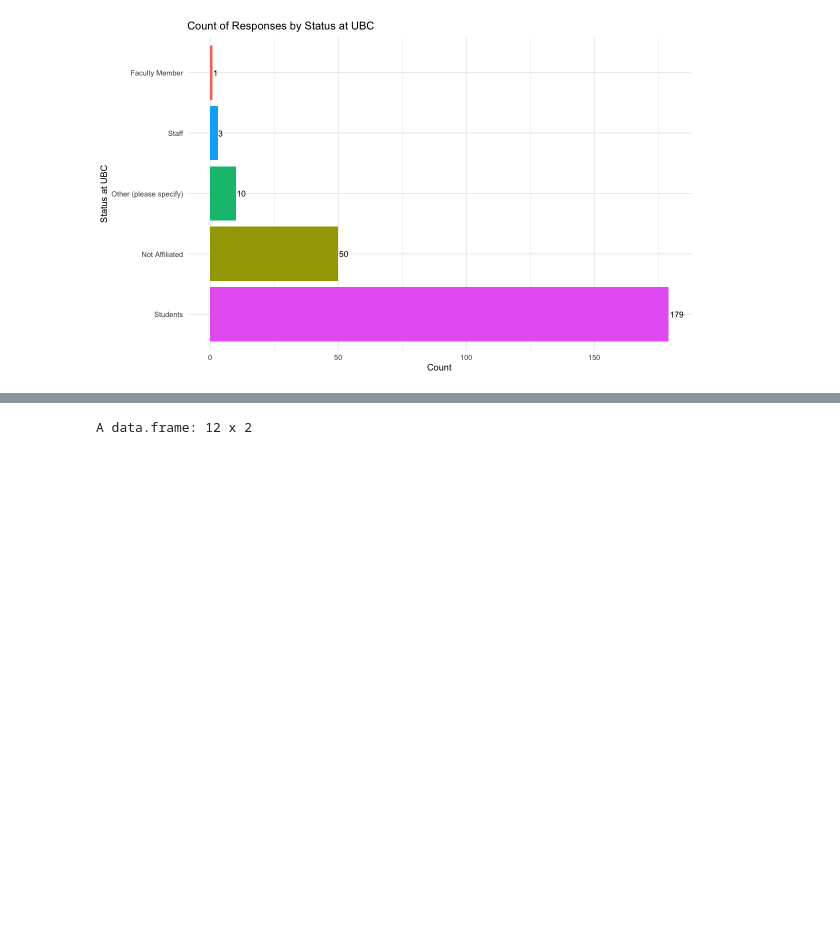
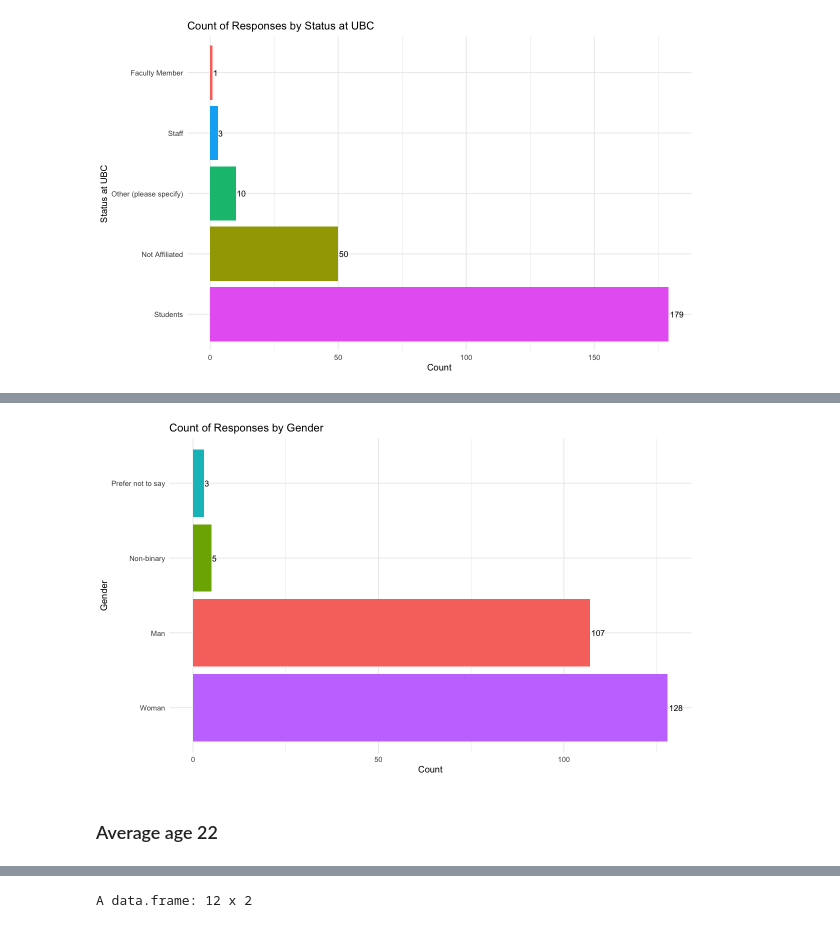
Before and after one commit to riddhibattu/PSYC421_Sustain-a-Cup-research, a Jupyter notebook: src/statistical_analysis.ipynb, the cells around one changed output, grey strips where cells are left out. Drawn from its saved outputs; the diff is of its cells as text; code cells hidden in the pictures; blank space fills up the shorter version.

```diff
--- a/src/statistical_analysis.ipynb
+++ b/src/statistical_analysis.ipynb
@@ -129,3 +131,9 @@ plot = ggplot(q5_counts, aes(x = reorder(Q5, -Count), y = Count, fill = Q5)) +
 plot + geom_text(aes(label = Count), position = position_dodge(width = 0.9), hjust = -0.1, size = 3.5)
 # %% [output]
 [figure]
+# %%
+q6_counts <- df_cleaned %>%
+  filter(Q6 != "", Q6 != "What is your gender identity? - Selected Choice") %>%
+  count(Q6, name = "Count") %>%
+  arrange(desc(Count))
+q6_counts
@@ -131,0 +148,14 @@ plot + geom_text(aes(label = Count), position = position_dodge(width = 0.9), hju
+# %%
+options(repr.plot.width=10, repr.plot.height=6)
+plot = ggplot(q6_counts, aes(x = reorder(Q6, -Count), y = Count, fill = Q6)) +
+    geom_col() +
+    coord_flip() + # Flip coordinates for horizontal bars
+    labs(title = "Count of Responses by Gender",
+        x = "Gender",
+        y = "Count") +
+    theme_minimal() +
+    theme(legend.title = element_blank(), # Remove legend title
+        legend.position = "none") # Remove legend if not needed
+plot + geom_text(aes(label = Count), position = position_dodge(width = 0.9), hjust = -0.1, size = 3.5)
+# %% [output]
+[figure, added]
@@ -131,0 +167,2 @@ plot + geom_text(aes(label = Count), position = position_dodge(width = 0.9), hju
+# %% [markdown]
+### Average age 22
```
Also changed, not shown: parts of 5 cells of this notebook.
